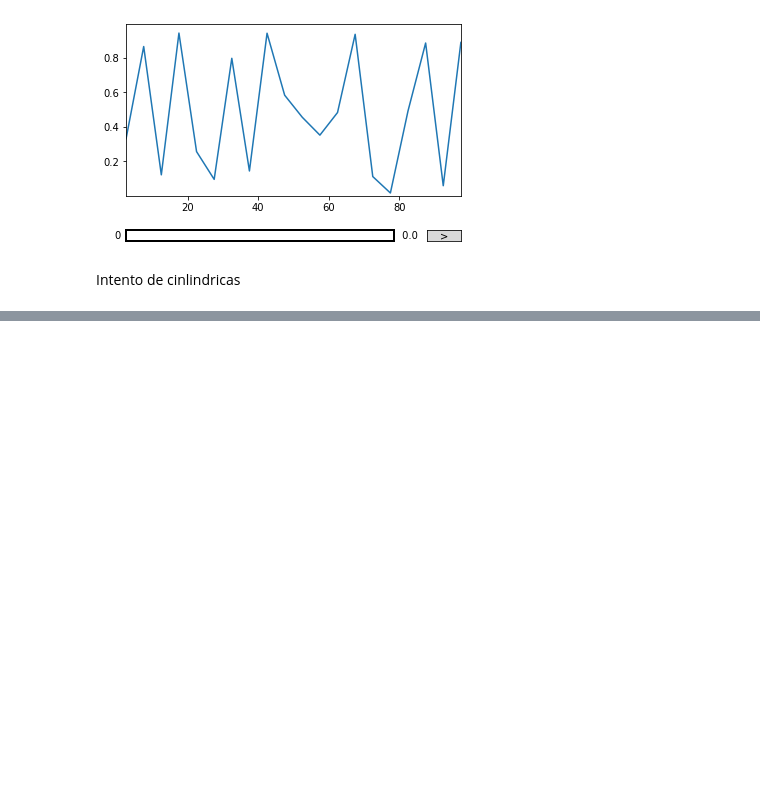
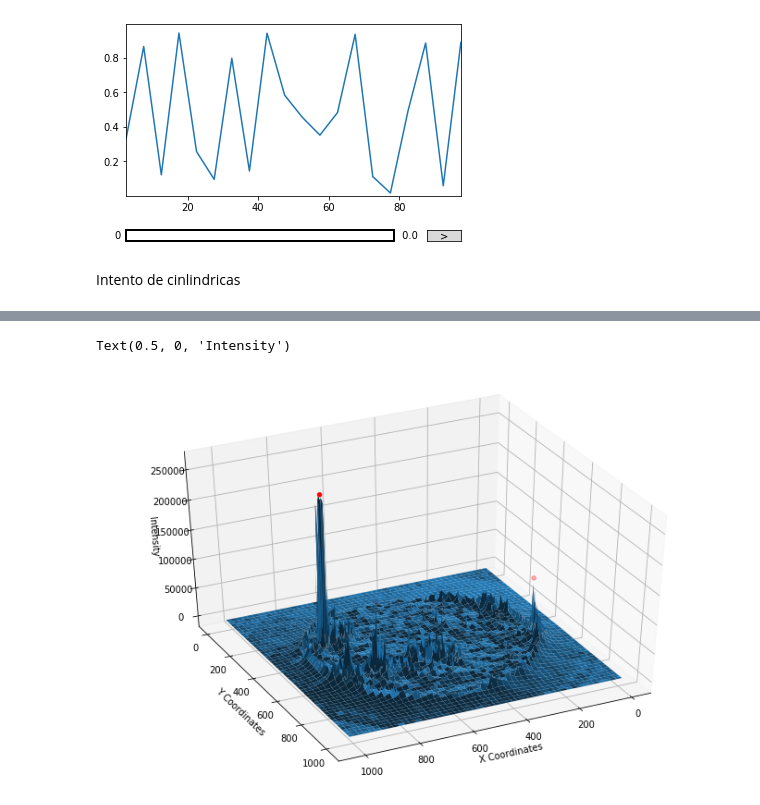
Before and after one commit to fmezacr/Solar_Data12019, a Jupyter notebook: Noviembre/2019/Ideas.ipynb, the cells around one changed output, grey strips where cells are left out. Saved outputs shown, nothing was run; the diff lists cells and outputs as text; code cells hidden in the pictures; blank space fills up the shorter version.

```diff
--- a/Noviembre/2019/Ideas.ipynb
+++ b/Noviembre/2019/Ideas.ipynb
@@ -498,0 +517,19 @@ def guardar3DPlotROI2(FITS_dirPath, picosEnROI, sunCenter, pixRadius, prop):
+# %%
+x = np.arange(aiamap.data.shape[0])
+y = np.arange(aiamap.data.shape[1])
+X, Y = np.meshgrid(x, y)
+
+coordinates = peak_local_max(aiamap.data, min_distance=60, threshold_rel=0.2)
+
+fig = plt.figure(figsize=(12, 8))
+ax = fig.add_subplot(111, projection='3d')
+ax.plot_surface(X, Y, aiamap.data)
+ax.view_init(elev=39, azim=64)
+peaks_pos = aiamap.data[coordinates[:, 0], coordinates[:, 1]]
+ax.scatter(coordinates[:, 1], coordinates[:, 0], peaks_pos, color='r')
+ax.set_xlabel('X Coordinates')
+ax.set_ylabel('Y Coordinates')
+ax.set_zlabel('Intensity')
+# %% [output]
+Text(0.5, 0, 'Intensity')
+[figure, added]
```
Also changed, not shown: parts of 2 cells of this notebook, 2 other files.
